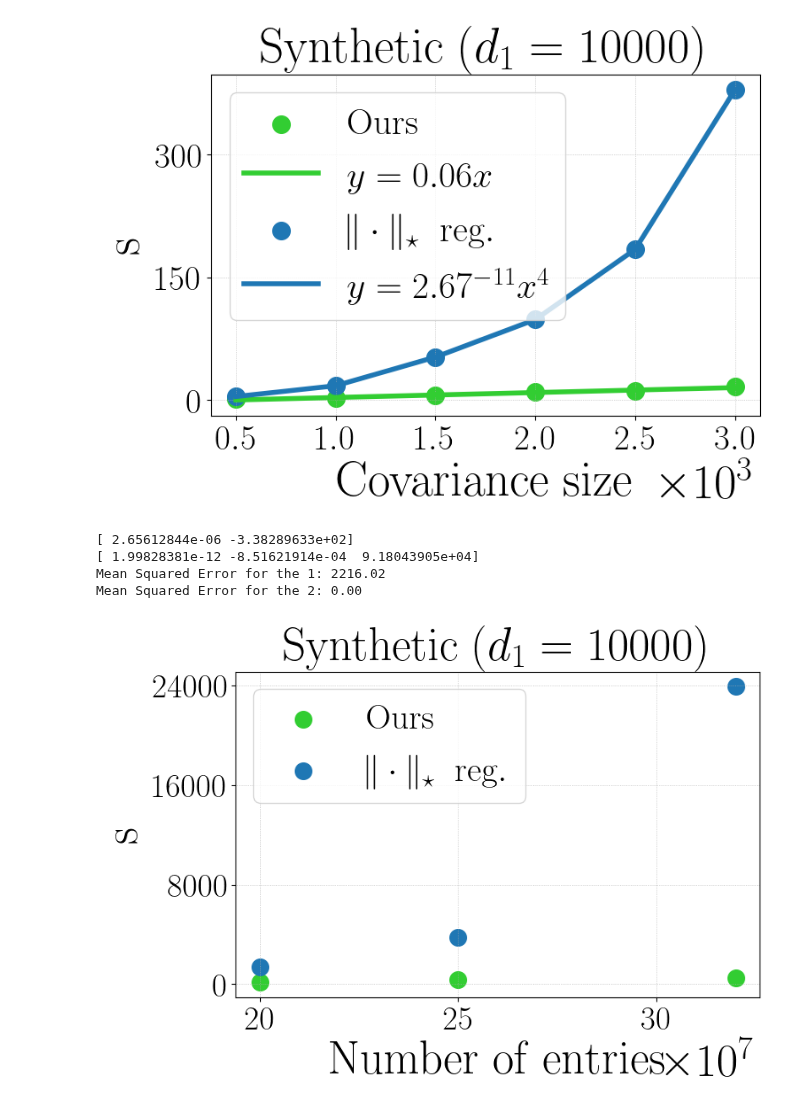
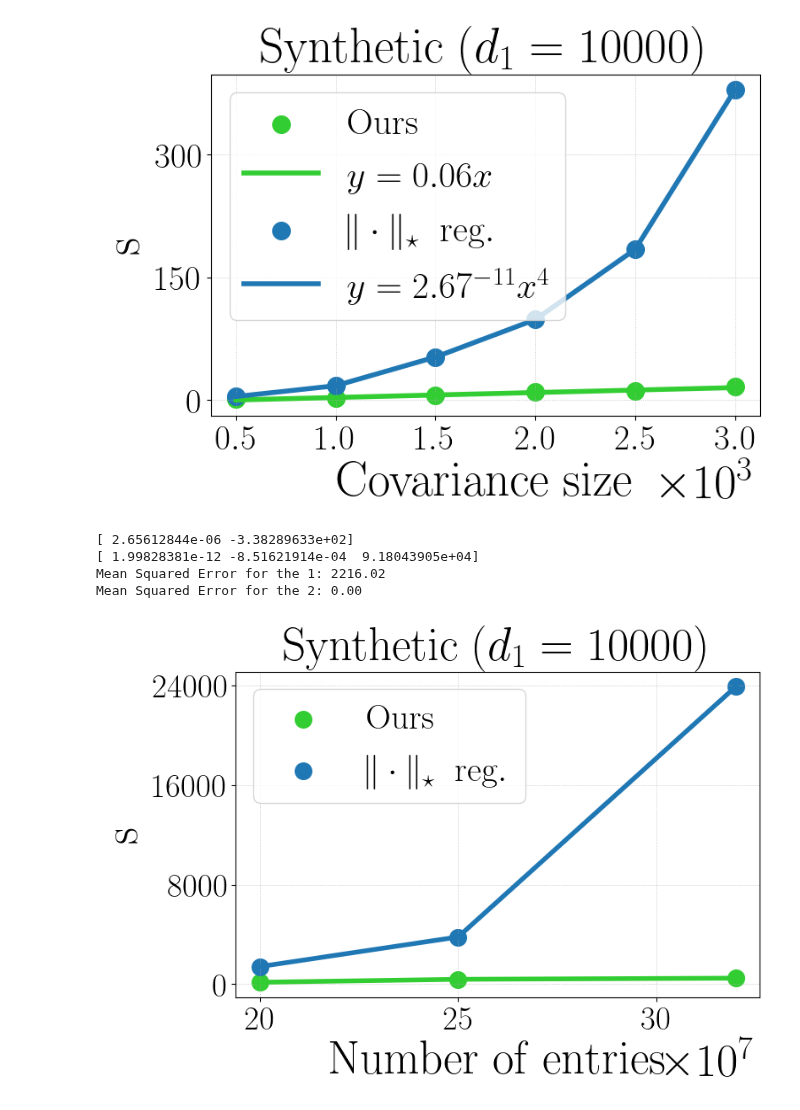
Before and after one commit to VirtuosoResearch/Matrix-completion-from-ultrasparse-samples, a Jupyter notebook: plots/time.ipynb, the cells around one changed output. Saved outputs shown, nothing was run; the diff lists cells and outputs as text; code cells hidden in the pictures.

```diff
--- a/plots/time.ipynb
+++ b/plots/time.ipynb
@@ -103,6 +103,9 @@ plt.figure(figsize=(8,5))
 plt.scatter(X, Y, s=200,color='limegreen', label=r'$\mathrm{Ours}$')
 #plt.plot(X, data_predict_1,lw=4, label=r'$y = 5.88^{-6}x^2$')
 plt.scatter(X, Y2, s=200, label=r'$\|\cdot\|_\star~~\mathrm{reg.}$')
+plt.plot(X, Y, lw=4,color='limegreen')
+#plt.plot(X, data_predict_1,lw=4, label=r'$y = 5.88^{-6}x^2$')
+plt.plot(X, Y2, lw=4)
 #plt.plot(X, data_predict_2,lw=4, label=r'$y = 6.03^{-3}x$')
 #plt.legend(fontsize=20, loc='upper center',bbox_to_anchor=(0.5, 1.4), ncol=2)
 #plt.title(title, fontsize=40, y=1.4)
@@ -110,31 +113,31 @@ plt.title(title, fontsize=40)
 #plt.legend(fontsize=20, loc='center left',bbox_to_anchor=(1, 0.5), ncol=1)
 plt.legend(fontsize=30, loc='upper left', ncol=1)
 
 plt.xlabel(r"$\mathrm{Number~of~entries}$", fontsize=40)
 plt.ylabel(r"$\mathrm{s}$", fontsize=40)
 
 plt.xticks(fontsize=28)
 plt.yticks(fontsize=28)
 #plt.yscale("log", base=10)
 #plt.ylim(,1.1)
 plt.ticklabel_format(style='sci', axis='x', scilimits=(7, 7))
 plt.gca().xaxis.get_offset_text().set_fontsize(40)
 
 plt.gca().xaxis.set_major_locator(MaxNLocator(3))
 plt.gca().yaxis.set_major_locator(MaxNLocator(4))
 plt.grid(lw=0.5, ls=":")
 #acc_str = f"best train acc: {np.array(train_acc).max():.4f}\nvalid acc: {val_acc[-1]:.4f}\nbest valid acc: {np.array(val_acc).max():.4f}\ngrokking gap: {val_converge-train_converge}"
 # plt.annotate(acc_str, xy=(0.2, 0.5), xycoords='axes fraction', fontsize=12, color='purple', ha='center')
 # add the annotation text to the overleaf file
 #plt.tight_layout()
 plot_name = f"./plots/time_real.pdf"
 plt.savefig(plot_name, bbox_inches='tight', format="pdf", dpi=1200)
 
 plt.show()
 plt.close()
 # %% [output]
 [ 2.65612844e-06 -3.38289633e+02]
 [ 1.99828381e-12 -8.51621914e-04  9.18043905e+04]
 Mean Squared Error for the 1: 2216.02
 Mean Squared Error for the 2: 0.00
-[figure, old version]
+[figure, new version]
```
Also changed, not shown: 3 other files.
